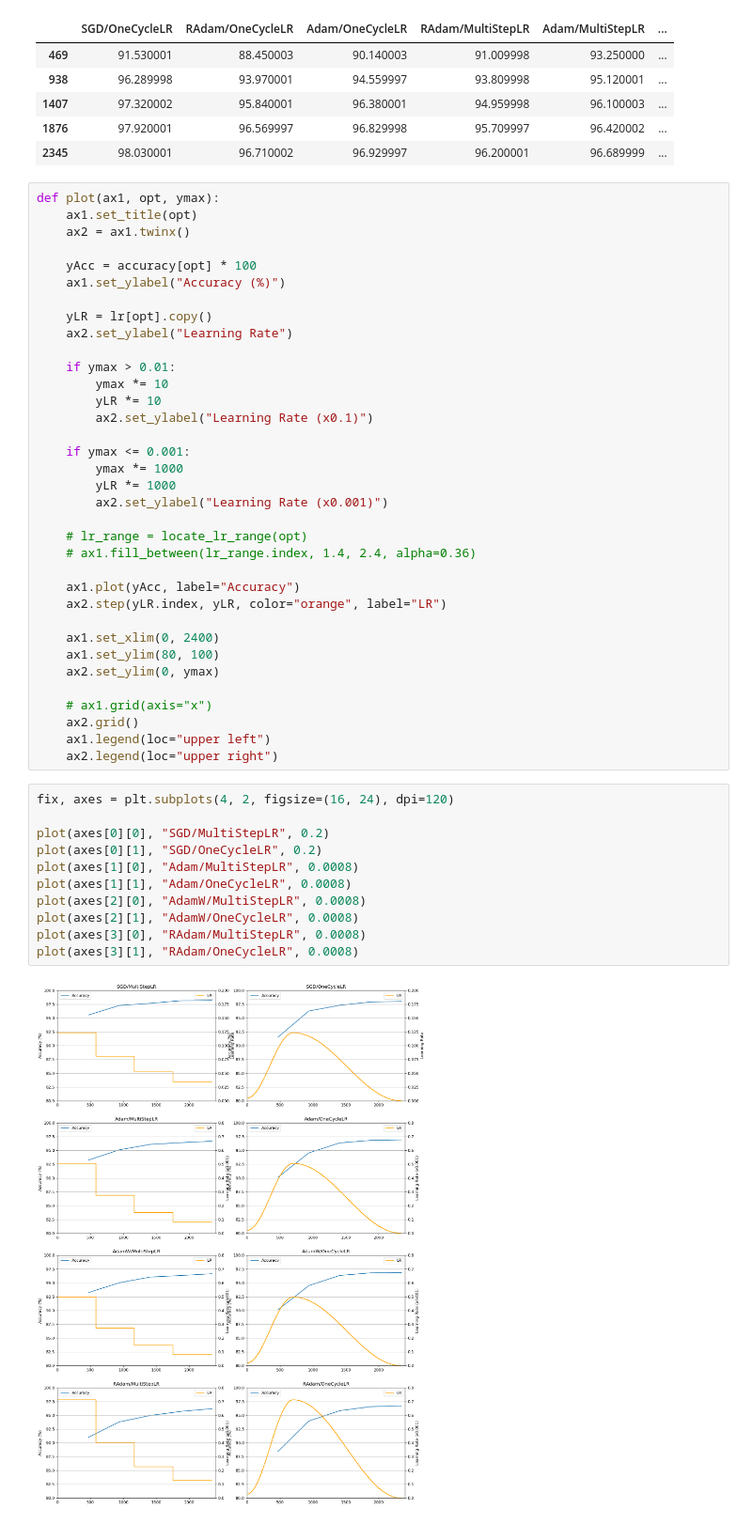
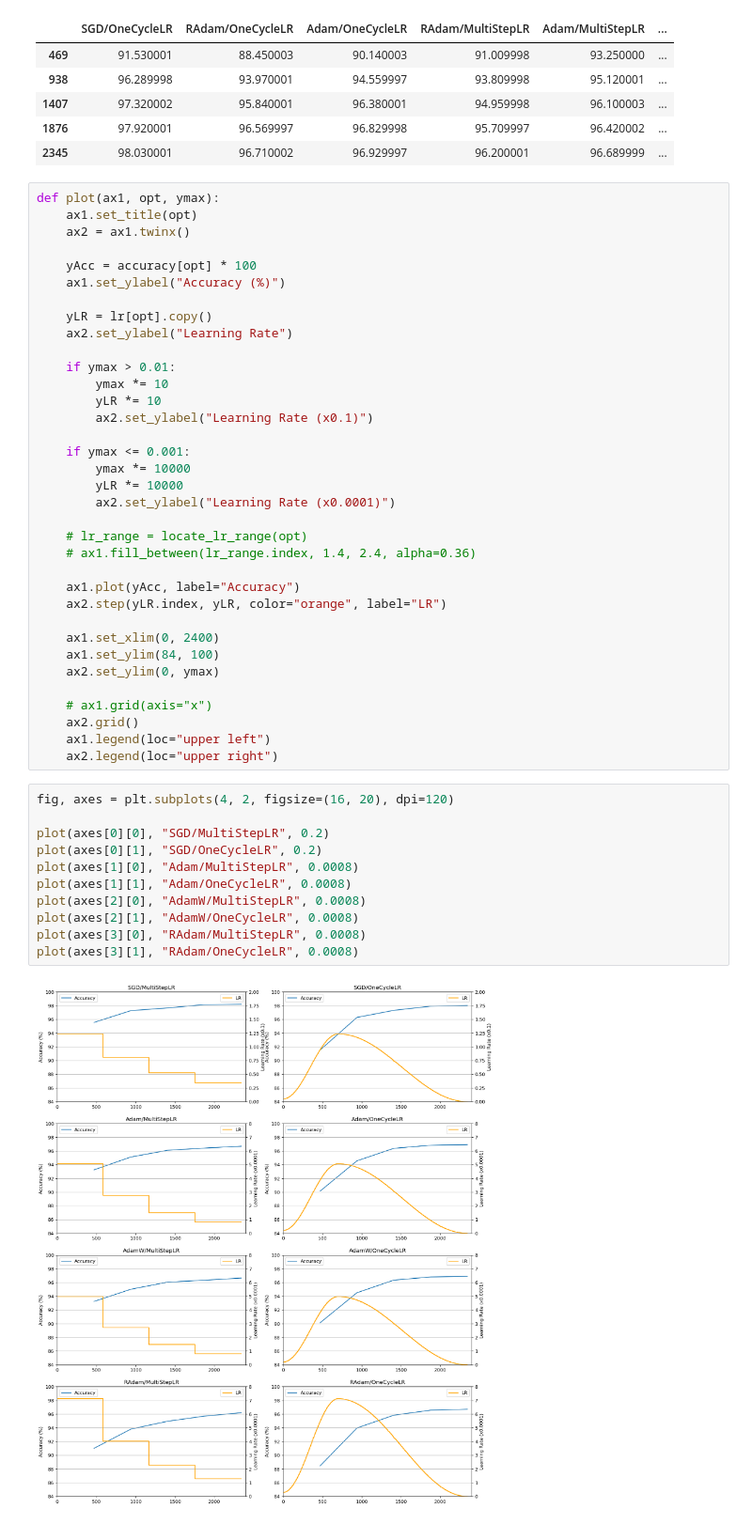
Before and after one commit to LuminousXLB/CS5260-AY2122-2, a Jupyter notebook: Asg06/lr_range_test/lr_eval-plot.ipynb, the cells around one changed output. Shown: that part at 94% size. Cells and saved outputs as stored; diff of their text form.

```diff
--- a/Asg06/lr_range_test/lr_eval-plot.ipynb
+++ b/Asg06/lr_range_test/lr_eval-plot.ipynb
@@ -85,9 +85,9 @@ def plot(ax1, opt, ymax):
         ax2.set_ylabel("Learning Rate (x0.1)")
 
     if ymax <= 0.001:
-        ymax *= 1000
-        yLR *= 1000
-        ax2.set_ylabel("Learning Rate (x0.001)")
+        ymax *= 10000
+        yLR *= 10000
+        ax2.set_ylabel("Learning Rate (x0.0001)")
 
     # lr_range = locate_lr_range(opt)
     # ax1.fill_between(lr_range.index, 1.4, 2.4, alpha=0.36)
@@ -96,7 +96,7 @@ def plot(ax1, opt, ymax):
     ax2.step(yLR.index, yLR, color="orange", label="LR")
 
     ax1.set_xlim(0, 2400)
-    ax1.set_ylim(80, 100)
+    ax1.set_ylim(84, 100)
     ax2.set_ylim(0, ymax)
 
     # ax1.grid(axis="x")
@@ -104,15 +104,15 @@ def plot(ax1, opt, ymax):
     ax1.legend(loc="upper left")
     ax2.legend(loc="upper right")
 # %%
-fix, axes = plt.subplots(4, 2, figsize=(16, 24), dpi=120)
+fig, axes = plt.subplots(4, 2, figsize=(16, 20), dpi=120)
 
 plot(axes[0][0], "SGD/MultiStepLR", 0.2)
 plot(axes[0][1], "SGD/OneCycleLR", 0.2)
 plot(axes[1][0], "Adam/MultiStepLR", 0.0008)
 plot(axes[1][1], "Adam/OneCycleLR", 0.0008)
 plot(axes[2][0], "AdamW/MultiStepLR", 0.0008)
 plot(axes[2][1], "AdamW/OneCycleLR", 0.0008)
 plot(axes[3][0], "RAdam/MultiStepLR", 0.0008)
 plot(axes[3][1], "RAdam/OneCycleLR", 0.0008)
 # %% [output]
-[figure, old version]
+[figure, new version]
```
Also changed, not shown: parts of 2 cells of this notebook, 1 other file.
